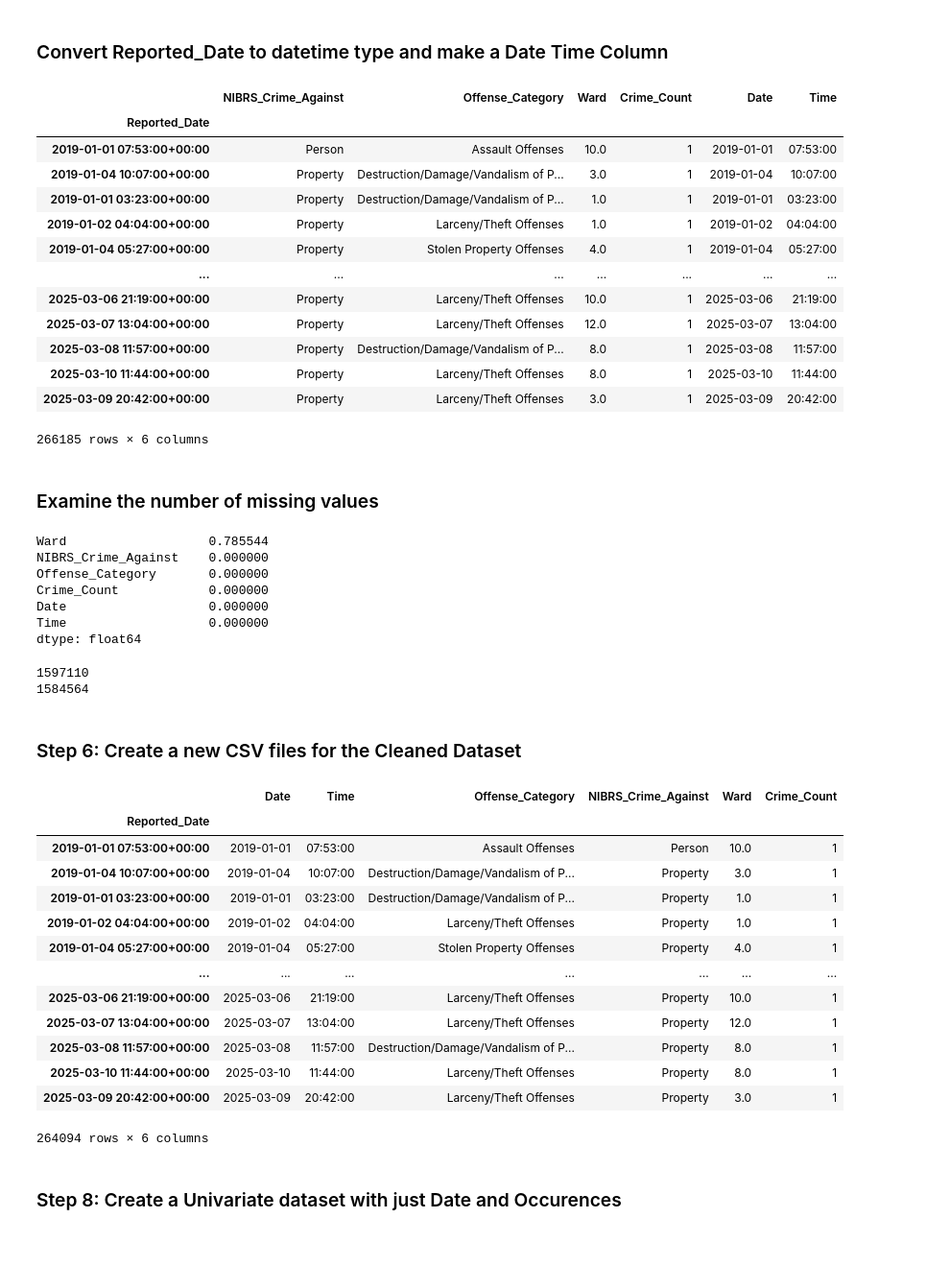
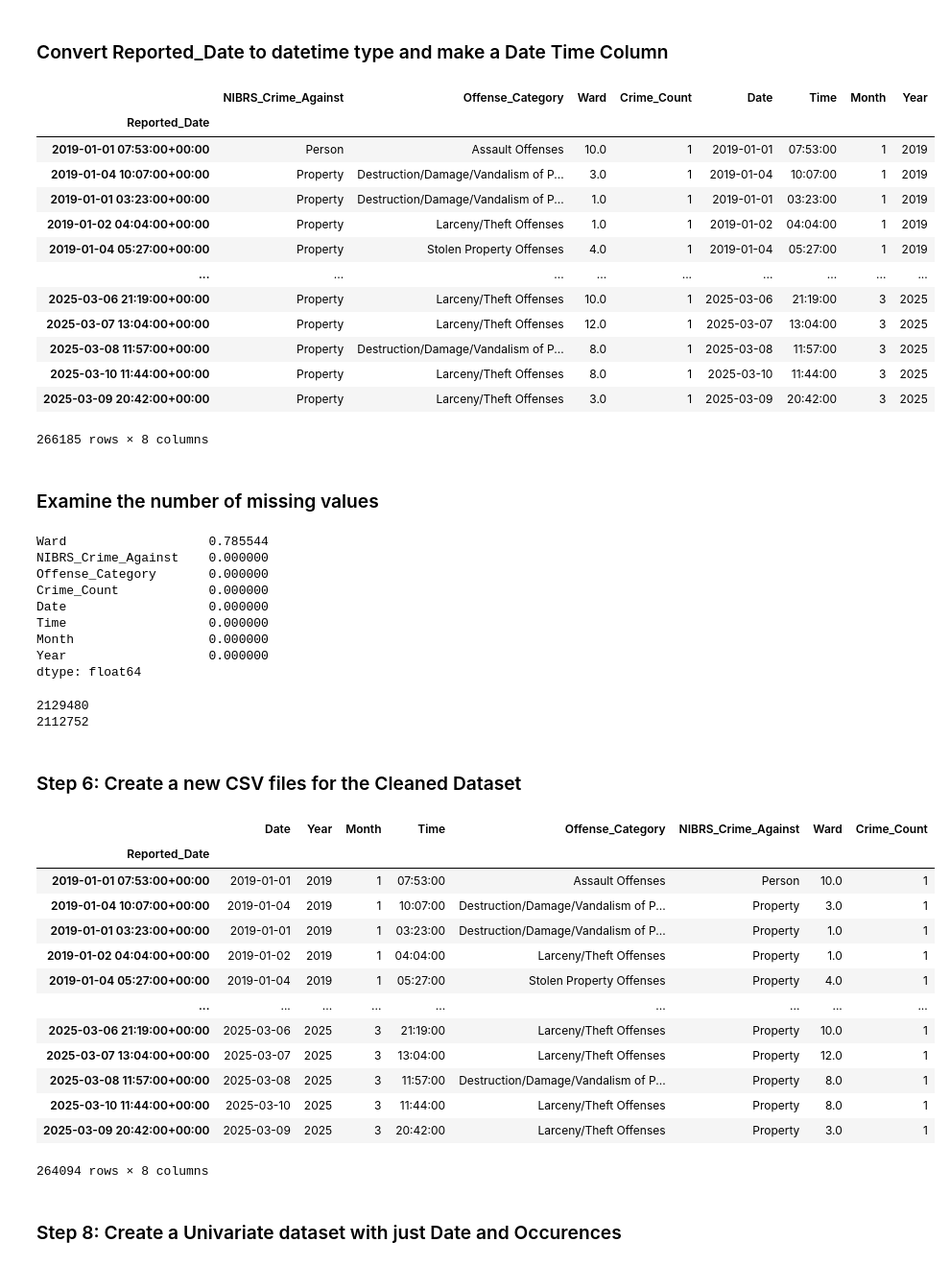
Before and after one commit to Hajar0Ahmed/Time-Series-Crime-Forecasting-Minneapolis, a Jupyter notebook: notebooks/data_cleaning.ipynb, the cells around one changed output. Shown at 96% size. Drawn from its saved outputs; the diff is of its cells as text; code cells hidden in the pictures.

Commit message:
Finished Data Cleaning

```diff
--- a/notebooks/data_cleaning.ipynb
+++ b/notebooks/data_cleaning.ipynb
@@ -110,28 +110,30 @@ Name: count, dtype: int64
 # %%
 # change the column date dtype from object to date
 data.Reported_Date= pd.to_datetime(data.Reported_Date, format='%Y/%m/%d %H:%M:%S%z')
 data['Date']= data['Reported_Date'].dt.date
 data['Time']= data['Reported_Date'].dt.time
+data['Month']= data['Reported_Date'].dt.month
+data['Year']= data['Reported_Date'].dt.year
 
 # setting the index to be the date
 data.index = pd.DatetimeIndex(data.Reported_Date)
 data=data.drop(columns=['Reported_Date'])
 data
 # %% [output]
-|  | NIBRS_Crime_Against | Offense_Category | Ward | Crime_Count | Date | Time |
-| Reported_Date |  |  |  |  |  |  |
-| 2019-01-01 07:53:00+00:00 | Person | Assault Offenses | 10.0 | 1 | 2019-01-01 | 07:53:00 |
-| 2019-01-04 10:07:00+00:00 | Property | Destruction/Damage/Vandalism of P... | 3.0 | 1 | 2019-01-04 | 10:07:00 |
-| 2019-01-01 03:23:00+00:00 | Property | Destruction/Damage/Vandalism of P... | 1.0 | 1 | 2019-01-01 | 03:23:00 |
-| 2019-01-02 04:04:00+00:00 | Property | Larceny/Theft Offenses | 1.0 | 1 | 2019-01-02 | 04:04:00 |
-| 2019-01-04 05:27:00+00:00 | Property | Stolen Property Offenses | 4.0 | 1 | 2019-01-04 | 05:27:00 |
-| ... | ... | ... | ... | ... | ... | ... |
-| 2025-03-06 21:19:00+00:00 | Property | Larceny/Theft Offenses | 10.0 | 1 | 2025-03-06 | 21:19:00 |
-| 2025-03-07 13:04:00+00:00 | Property | Larceny/Theft Offenses | 12.0 | 1 | 2025-03-07 | 13:04:00 |
-| 2025-03-08 11:57:00+00:00 | Property | Destruction/Damage/Vandalism of P... | 8.0 | 1 | 2025-03-08 | 11:57:00 |
-| 2025-03-10 11:44:00+00:00 | Property | Larceny/Theft Offenses | 8.0 | 1 | 2025-03-10 | 11:44:00 |
-| 2025-03-09 20:42:00+00:00 | Property | Larceny/Theft Offenses | 3.0 | 1 | 2025-03-09 | 20:42:00 |
+|  | NIBRS_Crime_Against | Offense_Category | Ward | Crime_Count | Date | Time | Month | Year |
+| Reported_Date |  |  |  |  |  |  |  |  |
+| 2019-01-01 07:53:00+00:00 | Person | Assault Offenses | 10.0 | 1 | 2019-01-01 | 07:53:00 | 1 | 2019 |
+| 2019-01-04 10:07:00+00:00 | Property | Destruction/Damage/Vandalism of P... | 3.0 | 1 | 2019-01-04 | 10:07:00 | 1 | 2019 |
+| 2019-01-01 03:23:00+00:00 | Property | Destruction/Damage/Vandalism of P... | 1.0 | 1 | 2019-01-01 | 03:23:00 | 1 | 2019 |
+| 2019-01-02 04:04:00+00:00 | Property | Larceny/Theft Offenses | 1.0 | 1 | 2019-01-02 | 04:04:00 | 1 | 2019 |
+| 2019-01-04 05:27:00+00:00 | Property | Stolen Property Offenses | 4.0 | 1 | 2019-01-04 | 05:27:00 | 1 | 2019 |
+| ... | ... | ... | ... | ... | ... | ... | ... | ... |
+| 2025-03-06 21:19:00+00:00 | Property | Larceny/Theft Offenses | 10.0 | 1 | 2025-03-06 | 21:19:00 | 3 | 2025 |
+| 2025-03-07 13:04:00+00:00 | Property | Larceny/Theft Offenses | 12.0 | 1 | 2025-03-07 | 13:04:00 | 3 | 2025 |
+| 2025-03-08 11:57:00+00:00 | Property | Destruction/Damage/Vandalism of P... | 8.0 | 1 | 2025-03-08 | 11:57:00 | 3 | 2025 |
+| 2025-03-10 11:44:00+00:00 | Property | Larceny/Theft Offenses | 8.0 | 1 | 2025-03-10 | 11:44:00 | 3 | 2025 |
+| 2025-03-09 20:42:00+00:00 | Property | Larceny/Theft Offenses | 3.0 | 1 | 2025-03-09 | 20:42:00 | 3 | 2025 |
-266185 rows × 6 columns
+266185 rows × 8 columns
 # %% [markdown]
 ### Examine the number of missing values
 # %%
@@ -144,6 +146,8 @@ Offense_Category       0.000000
 Crime_Count            0.000000
 Date                   0.000000
 Time                   0.000000
+Month                  0.000000
+Year                   0.000000
 dtype: float64
 # %%
 # Remove missing Data
@@ -151,32 +155,32 @@ print(data.size)
 data = data.dropna()
 print(data.size)
 # %% [output]
-1597110
-1584564
+2129480
+2112752
 # %% [markdown]
 ### Step 6: Create a new CSV files for the Cleaned Dataset
 # %%
 #Reorder data
-data = data.loc[:, ['Date', 'Time', 'Offense_Category','NIBRS_Crime_Against', 'Ward','Crime_Count']]
+data = data.loc[:, ['Date','Year','Month', 'Time', 'Offense_Category','NIBRS_Crime_Against', 'Ward','Crime_Count']]
 
 #create csv
 data.to_csv(r"C:\Users\hajar\Time-Series-Crime-Forecasting-Minneapolis-3\data\Clean_Data.csv", index=False)
 data
 # %% [output]
-|  | Date | Time | Offense_Category | NIBRS_Crime_Against | Ward | Crime_Count |
-| Reported_Date |  |  |  |  |  |  |
-| 2019-01-01 07:53:00+00:00 | 2019-01-01 | 07:53:00 | Assault Offenses | Person | 10.0 | 1 |
-| 2019-01-04 10:07:00+00:00 | 2019-01-04 | 10:07:00 | Destruction/Damage/Vandalism of P... | Property | 3.0 | 1 |
-| 2019-01-01 03:23:00+00:00 | 2019-01-01 | 03:23:00 | Destruction/Damage/Vandalism of P... | Property | 1.0 | 1 |
-| 2019-01-02 04:04:00+00:00 | 2019-01-02 | 04:04:00 | Larceny/Theft Offenses | Property | 1.0 | 1 |
-| 2019-01-04 05:27:00+00:00 | 2019-01-04 | 05:27:00 | Stolen Property Offenses | Property | 4.0 | 1 |
-| ... | ... | ... | ... | ... | ... | ... |
-| 2025-03-06 21:19:00+00:00 | 2025-03-06 | 21:19:00 | Larceny/Theft Offenses | Property | 10.0 | 1 |
-| 2025-03-07 13:04:00+00:00 | 2025-03-07 | 13:04:00 | Larceny/Theft Offenses | Property | 12.0 | 1 |
-| 2025-03-08 11:57:00+00:00 | 2025-03-08 | 11:57:00 | Destruction/Damage/Vandalism of P... | Property | 8.0 | 1 |
-| 2025-03-10 11:44:00+00:00 | 2025-03-10 | 11:44:00 | Larceny/Theft Offenses | Property | 8.0 | 1 |
-| 2025-03-09 20:42:00+00:00 | 2025-03-09 | 20:42:00 | Larceny/Theft Offenses | Property | 3.0 | 1 |
+|  | Date | Year | Month | Time | Offense_Category | NIBRS_Crime_Against | Ward | Crime_Count |
+| Reported_Date |  |  |  |  |  |  |  |  |
+| 2019-01-01 07:53:00+00:00 | 2019-01-01 | 2019 | 1 | 07:53:00 | Assault Offenses | Person | 10.0 | 1 |
+| 2019-01-04 10:07:00+00:00 | 2019-01-04 | 2019 | 1 | 10:07:00 | Destruction/Damage/Vandalism of P... | Property | 3.0 | 1 |
+| 2019-01-01 03:23:00+00:00 | 2019-01-01 | 2019 | 1 | 03:23:00 | Destruction/Damage/Vandalism of P... | Property | 1.0 | 1 |
+| 2019-01-02 04:04:00+00:00 | 2019-01-02 | 2019 | 1 | 04:04:00 | Larceny/Theft Offenses | Property | 1.0 | 1 |
+| 2019-01-04 05:27:00+00:00 | 2019-01-04 | 2019 | 1 | 05:27:00 | Stolen Property Offenses | Property | 4.0 | 1 |
+| ... | ... | ... | ... | ... | ... | ... | ... | ... |
+| 2025-03-06 21:19:00+00:00 | 2025-03-06 | 2025 | 3 | 21:19:00 | Larceny/Theft Offenses | Property | 10.0 | 1 |
+| 2025-03-07 13:04:00+00:00 | 2025-03-07 | 2025 | 3 | 13:04:00 | Larceny/Theft Offenses | Property | 12.0 | 1 |
+| 2025-03-08 11:57:00+00:00 | 2025-03-08 | 2025 | 3 | 11:57:00 | Destruction/Damage/Vandalism of P... | Property | 8.0 | 1 |
+| 2025-03-10 11:44:00+00:00 | 2025-03-10 | 2025 | 3 | 11:44:00 | Larceny/Theft Offenses | Property | 8.0 | 1 |
+| 2025-03-09 20:42:00+00:00 | 2025-03-09 | 2025 | 3 | 20:42:00 | Larceny/Theft Offenses | Property | 3.0 | 1 |
-264094 rows × 6 columns
+264094 rows × 8 columns
 # %% [markdown]
 ### Step 8: Create a Univariate dataset with just Date and Occurences
 # %%
```
Also changed, not shown: parts of 1 cell of this notebook, 1 other file.
